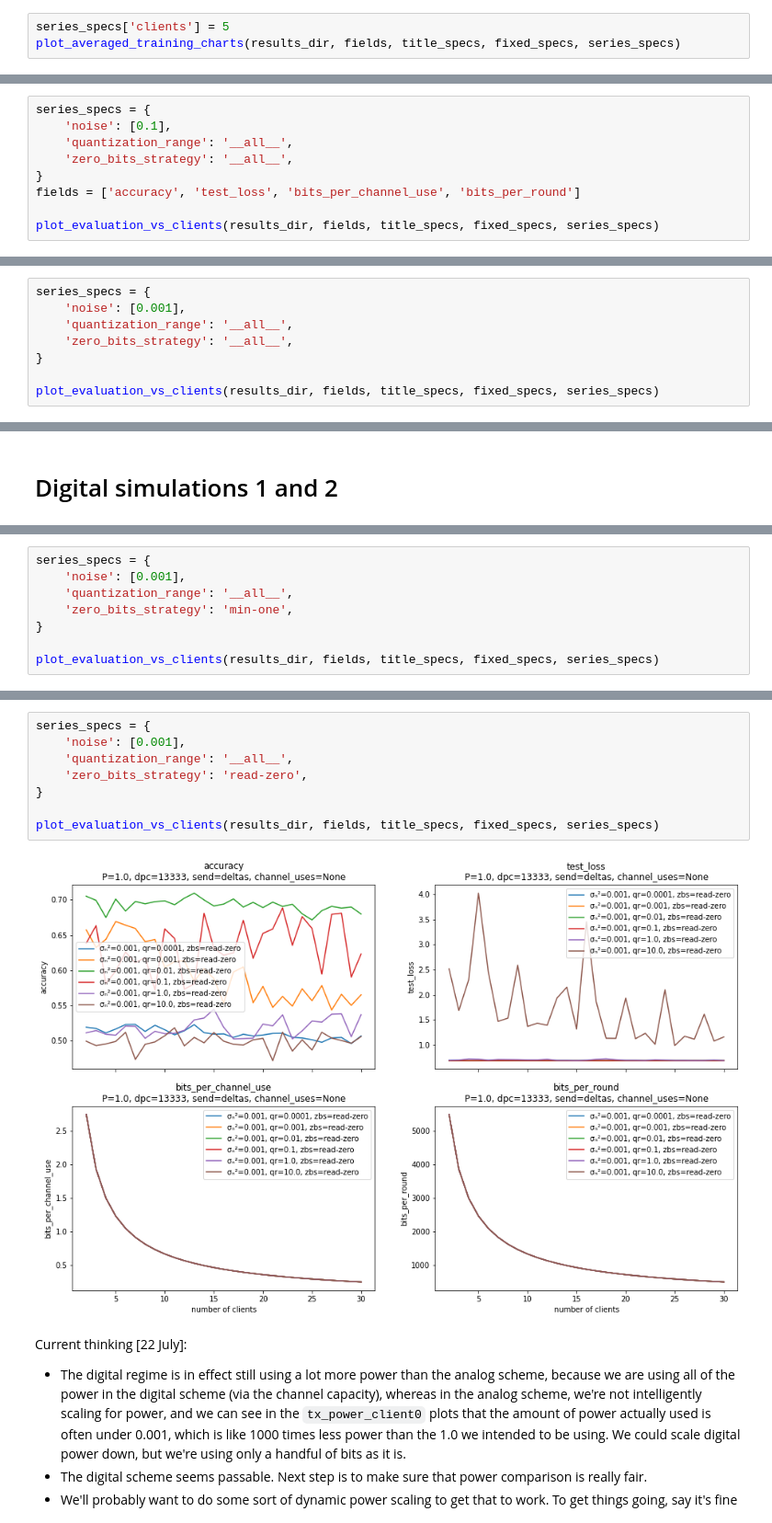
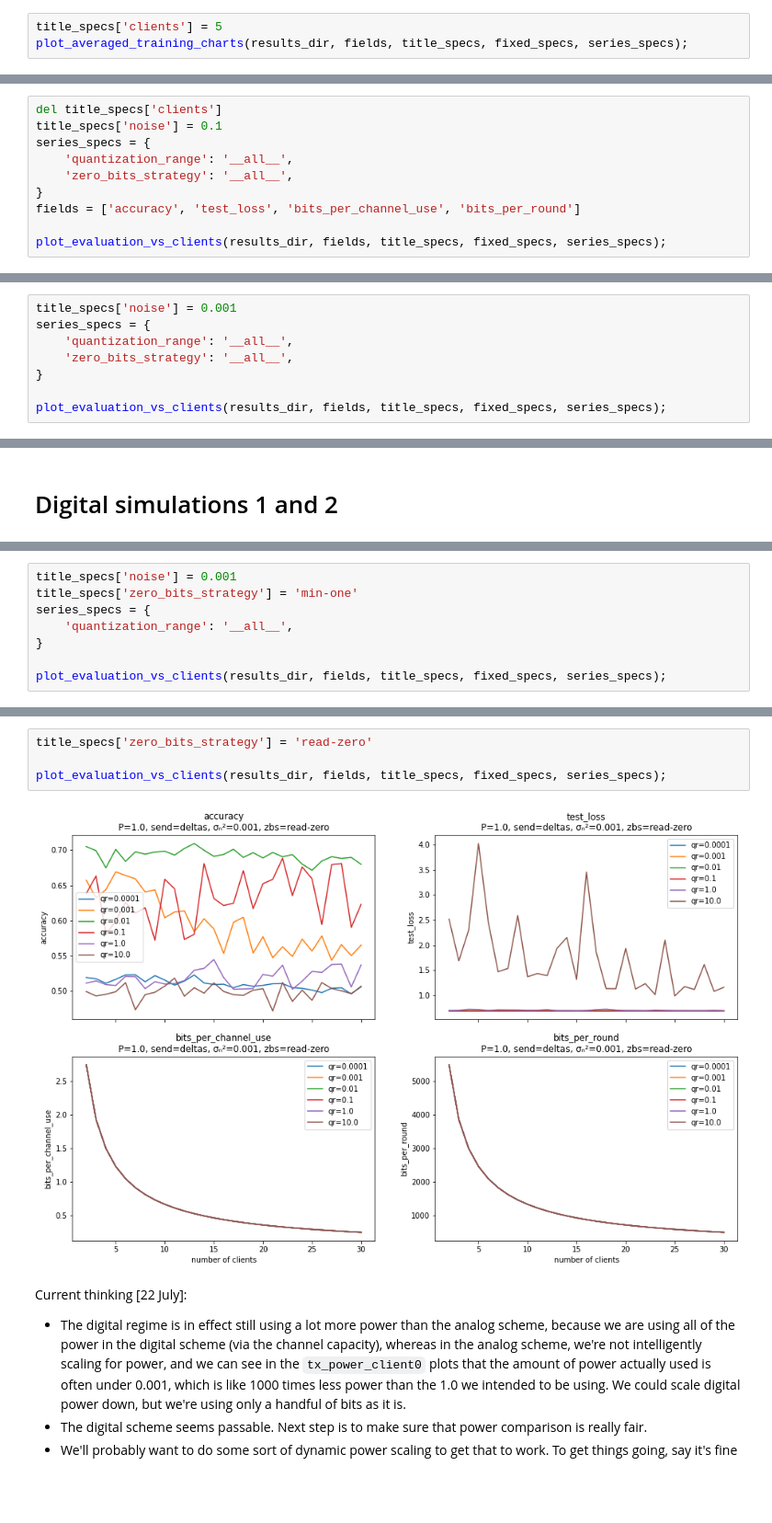
Before and after one commit to czlee/kyanite, a Jupyter notebook: misc-plots-1.ipynb, the cells around one changed output, grey strips where cells are left out. Shown at 92% size. Saved outputs shown, nothing was run; the diff lists cells and outputs as text; blank space fills up the shorter version.

Commit message:
Update plots, tidy older ones

```diff
--- a/misc-plots-1.ipynb
+++ b/misc-plots-1.ipynb
@@ -212,4 +269,4 @@ plot_averaged_training_charts(results_dir, fields, title_specs, fixed_specs, ser
 # %%
-series_specs['clients'] = 5
-plot_averaged_training_charts(results_dir, fields, title_specs, fixed_specs, series_specs)
+title_specs['clients'] = 5
+plot_averaged_training_charts(results_dir, fields, title_specs, fixed_specs, series_specs);
 # %% [output]
@@ -217,10 +274,11 @@ plot_averaged_training_charts(results_dir, fields, title_specs, fixed_specs, ser
 # %%
+del title_specs['clients']
+title_specs['noise'] = 0.1
 series_specs = {
-    'noise': [0.1],
     'quantization_range': '__all__',
     'zero_bits_strategy': '__all__',
 }
 fields = ['accuracy', 'test_loss', 'bits_per_channel_use', 'bits_per_round']
 
-plot_evaluation_vs_clients(results_dir, fields, title_specs, fixed_specs, series_specs)
+plot_evaluation_vs_clients(results_dir, fields, title_specs, fixed_specs, series_specs);
 # %% [output]
@@ -228,9 +286,9 @@ plot_evaluation_vs_clients(results_dir, fields, title_specs, fixed_specs, series
 # %%
+title_specs['noise'] = 0.001
 series_specs = {
-    'noise': [0.001],
     'quantization_range': '__all__',
     'zero_bits_strategy': '__all__',
 }
 
-plot_evaluation_vs_clients(results_dir, fields, title_specs, fixed_specs, series_specs)
+plot_evaluation_vs_clients(results_dir, fields, title_specs, fixed_specs, series_specs);
 # %% [output]
@@ -242,9 +308,9 @@ results_dir = [Path("../results-downloaded/20210720-stocquant/"), Path("../resul
 # %%
+title_specs['noise'] = 0.001
+title_specs['zero_bits_strategy'] = 'min-one'
 series_specs = {
-    'noise': [0.001],
     'quantization_range': '__all__',
-    'zero_bits_strategy': 'min-one',
 }
 
-plot_evaluation_vs_clients(results_dir, fields, title_specs, fixed_specs, series_specs)
+plot_evaluation_vs_clients(results_dir, fields, title_specs, fixed_specs, series_specs);
 # %% [output]
@@ -252,13 +318,9 @@ plot_evaluation_vs_clients(results_dir, fields, title_specs, fixed_specs, series
 # %%
-series_specs = {
-    'noise': [0.001],
-    'quantization_range': '__all__',
-    'zero_bits_strategy': 'read-zero',
-}
+title_specs['zero_bits_strategy'] = 'read-zero'
 
-plot_evaluation_vs_clients(results_dir, fields, title_specs, fixed_specs, series_specs)
+plot_evaluation_vs_clients(results_dir, fields, title_specs, fixed_specs, series_specs);
 # %% [output]
-[figure, old version]
+[figure, new version]
 # %% [markdown]
 Current thinking [22 July]:
 
```
Also changed, not shown: parts of 25 cells of this notebook, 4 other files.
